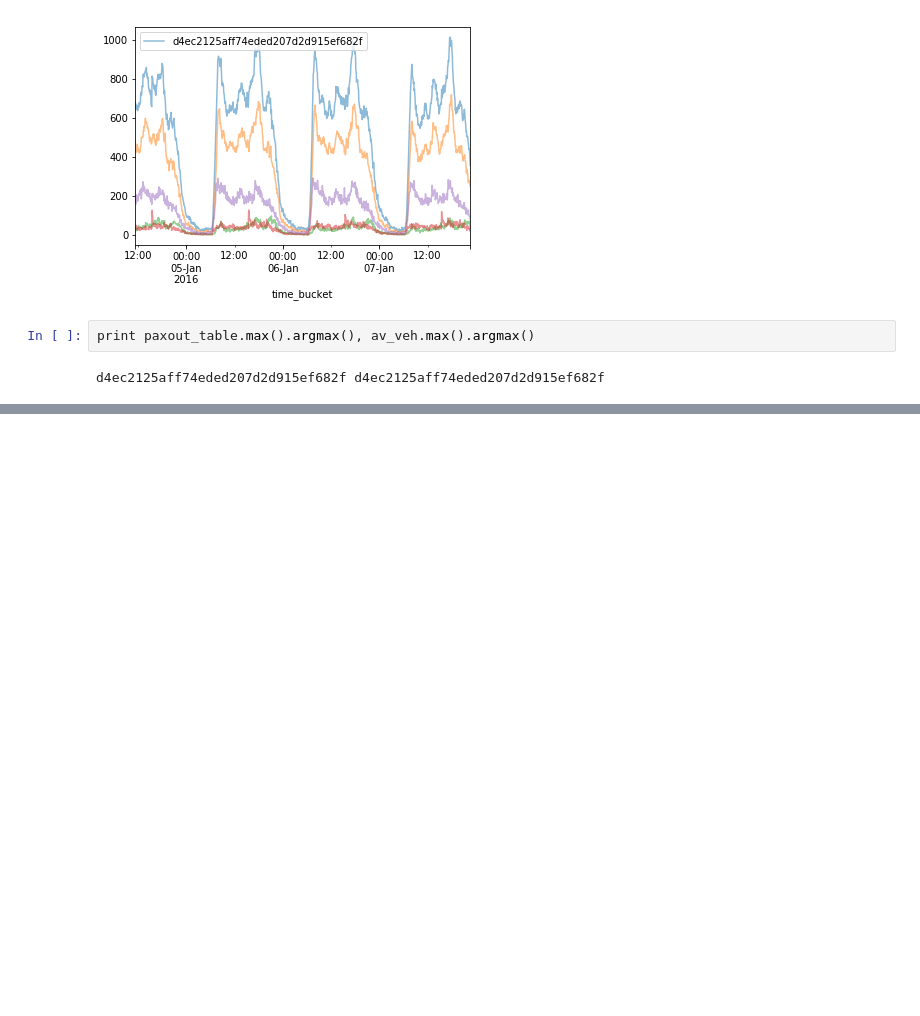
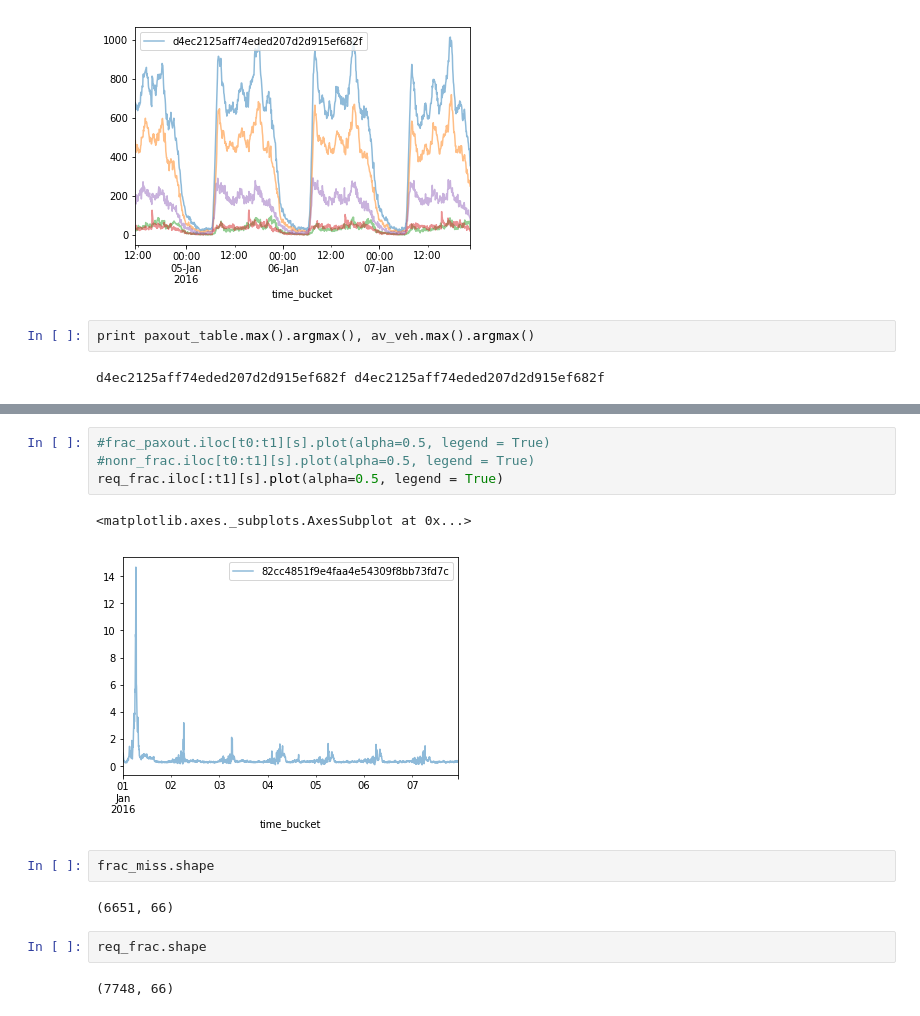
Before and after one commit to huevosabio/cs341, a Jupyter notebook: CountingVehicles.ipynb, the cells around one changed output, grey strips where cells are left out. Drawn from its saved outputs; the diff is of its cells as text; blank space fills up the shorter version.

```diff
--- a/CountingVehicles.ipynb
+++ b/CountingVehicles.ipynb
@@ -298,0 +338,15 @@ balance_c.iloc[t0:t1][stations[s]].plot(legend=False)
+# %%
+#frac_paxout.iloc[t0:t1][s].plot(alpha=0.5, legend = True)
+#nonr_frac.iloc[t0:t1][s].plot(alpha=0.5, legend = True)
+req_frac.iloc[:t1][s].plot(alpha=0.5, legend = True)
+# %% [output]
+<matplotlib.axes._subplots.AxesSubplot at 0x...>
+[figure, added]
+# %%
+frac_miss.shape
+# %% [output]
+(6651, 66)
+# %%
+req_frac.shape
+# %% [output]
+(7748, 66)
```
Also changed, not shown: parts of 39 cells of this notebook, 5 other files.
